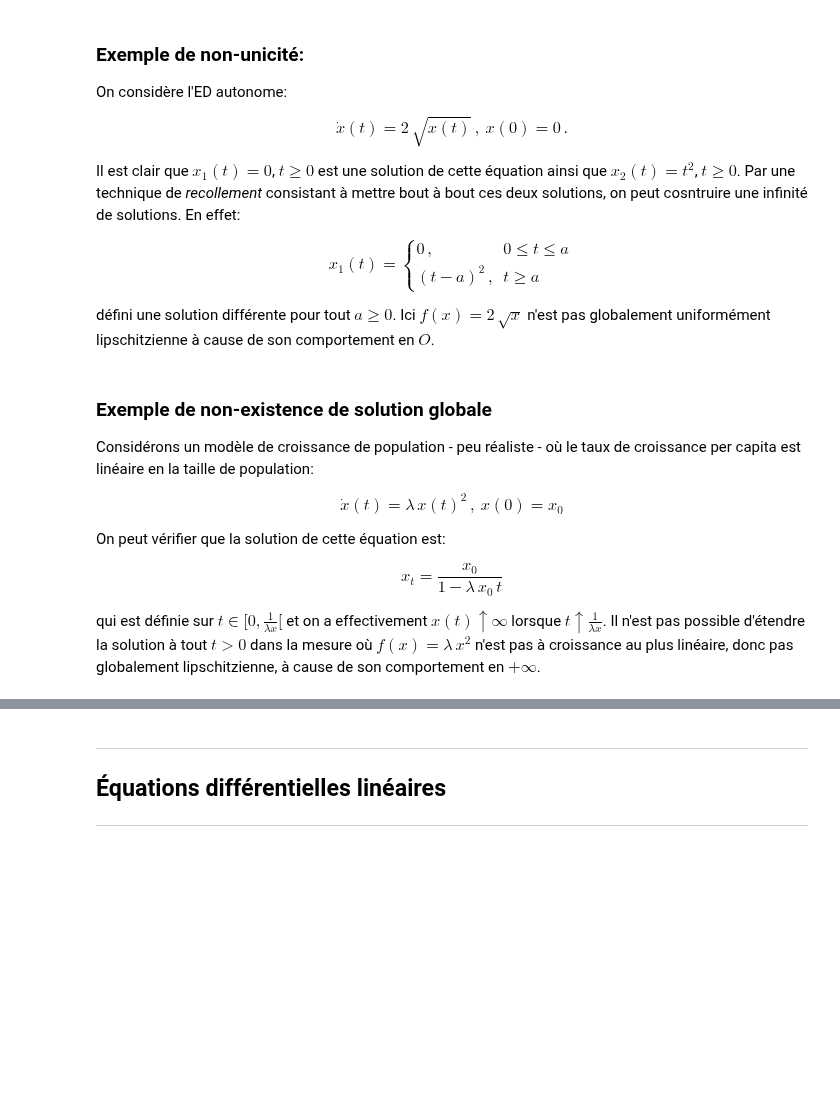
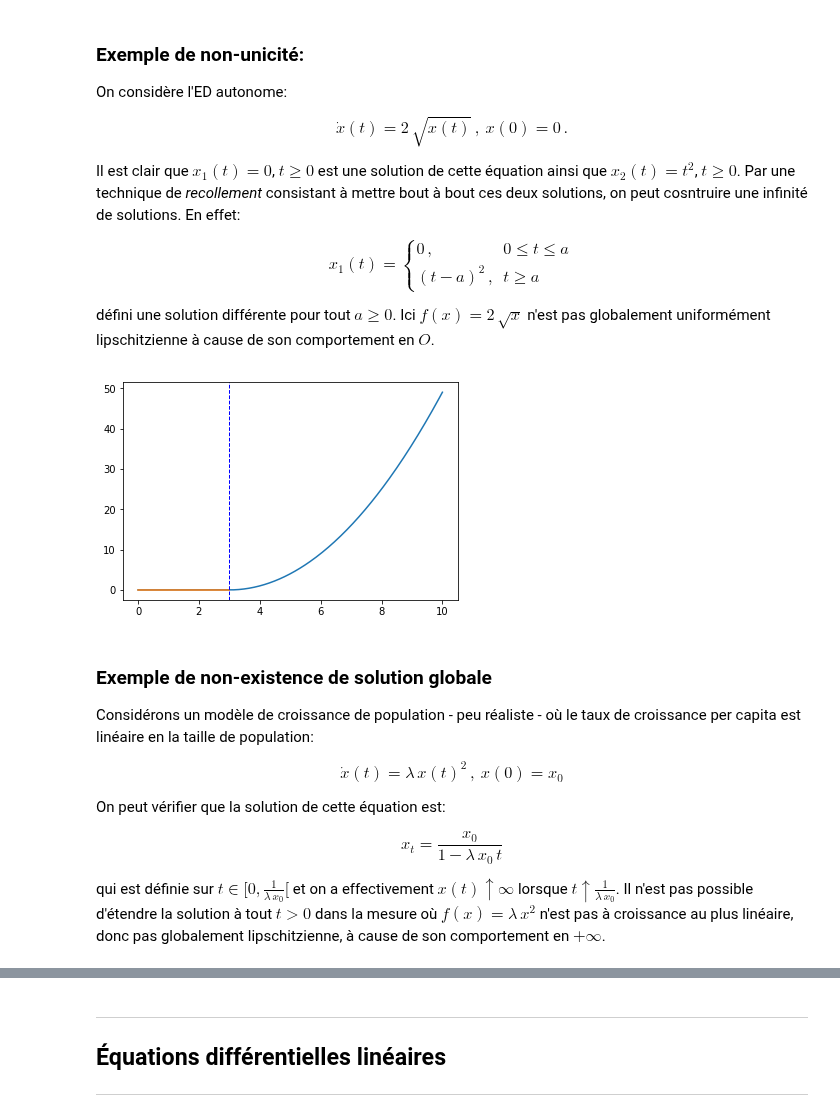
Before and after one commit to juliejj/systemes_dynamiques_agronomie, a Jupyter notebook: 4_equations_differentielles.ipynb, the cells around one changed output, grey strips where cells are left out. Saved outputs shown, nothing was run; the diff lists cells and outputs as text; code cells hidden in the pictures; blank space fills up the shorter version.

```diff
--- a/4_equations_differentielles.ipynb
+++ b/4_equations_differentielles.ipynb
@@ -94,6 +95,21 @@ $$
 
 défini une solution différente pour tout $a\geq 0$.
 Ici $f(x)=2\,\sqrt{x}$ n'est pas globalement uniformément lipschitzienne à cause de son comportement en $O$.
+# %%
+import numpy as np
+import matplotlib.pyplot as plt
+a = 3
+t0, t1 = 0, 10
+le_temps = np.linspace(t0,t1,300, endpoint=True)
+courbe = (le_temps-a)**2
+courbe[le_temps-a<0] = 0
+
+plt.plot(le_temps, courbe)
+plt.plot([t0,a],[0,0])
+plt.axvline(a, color='b', linestyle='dashed', linewidth=1)
+plt.show()
+# %% [output]
+[figure, added]
 # %% [markdown]
 ### Exemple de non-existence de solution globale
 
@@ -110,4 +126,4 @@ $$
   x_{t} = \frac{x_{0}}{1-\lambda\,x_{0}\,t}
 $$
 
-qui est définie sur $t\in[0,\frac{1}{\lambda x}[$ et on a effectivement $x(t)\uparrow\infty$ lorsque $t\uparrow \frac{1}{\lambda x}$. Il n'est pas possible d'étendre la solution à tout $t>0$ dans la mesure où $f(x)=\lambda\,x^2$ n'est pas à croissance au plus linéaire, donc pas globalement lipschitzienne, à cause de son comportement en $+\infty$.
+qui est définie sur $t\in[0,\frac{1}{\lambda\,x_{0}}[$ et on a effectivement $x(t)\uparrow\infty$ lorsque $t\uparrow \frac{1}{\lambda\,x_{0}}$. Il n'est pas possible d'étendre la solution à tout $t>0$ dans la mesure où $f(x)=\lambda\,x^2$ n'est pas à croissance au plus linéaire, donc pas globalement lipschitzienne, à cause de son comportement en $+\infty$.
```
Also changed, not shown: parts of 11 cells of this notebook, 3 other files.
